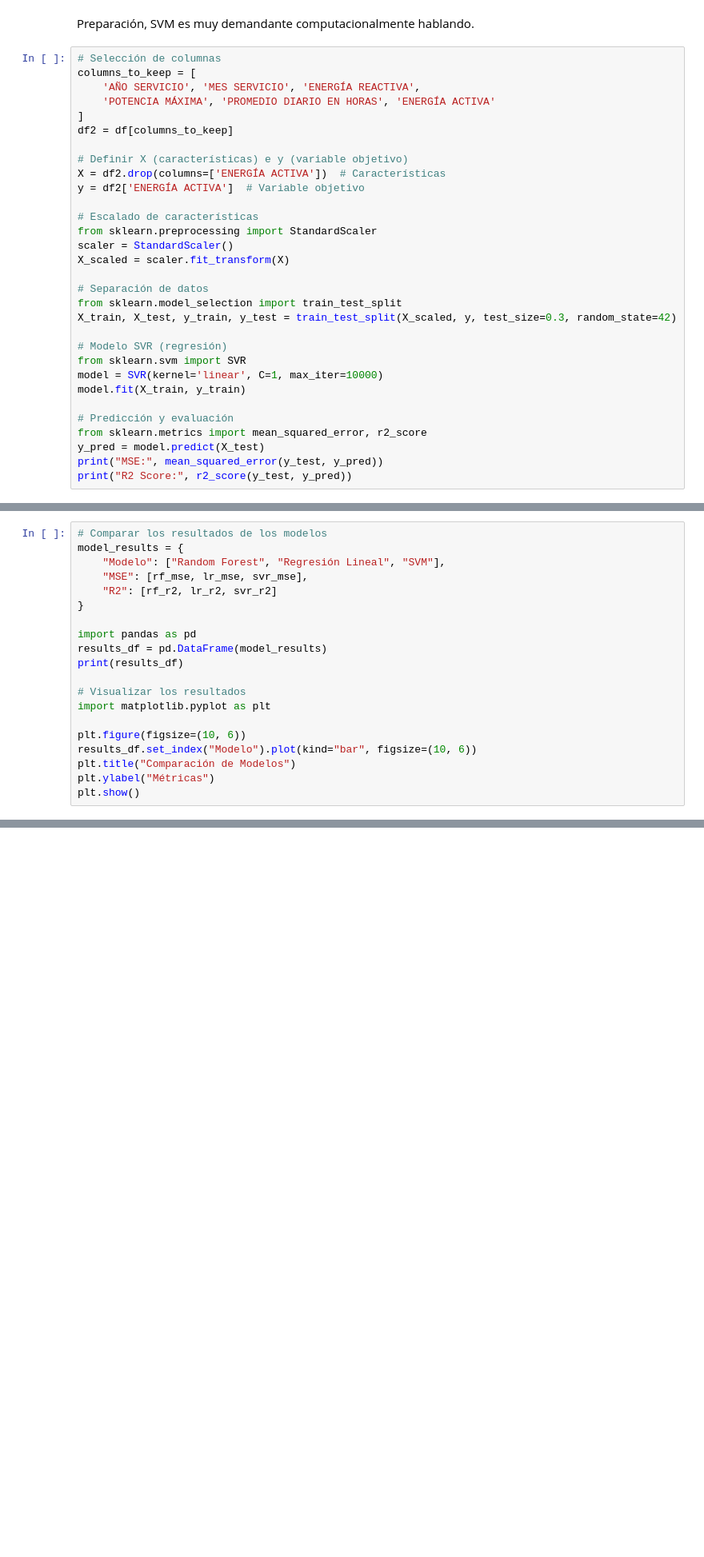
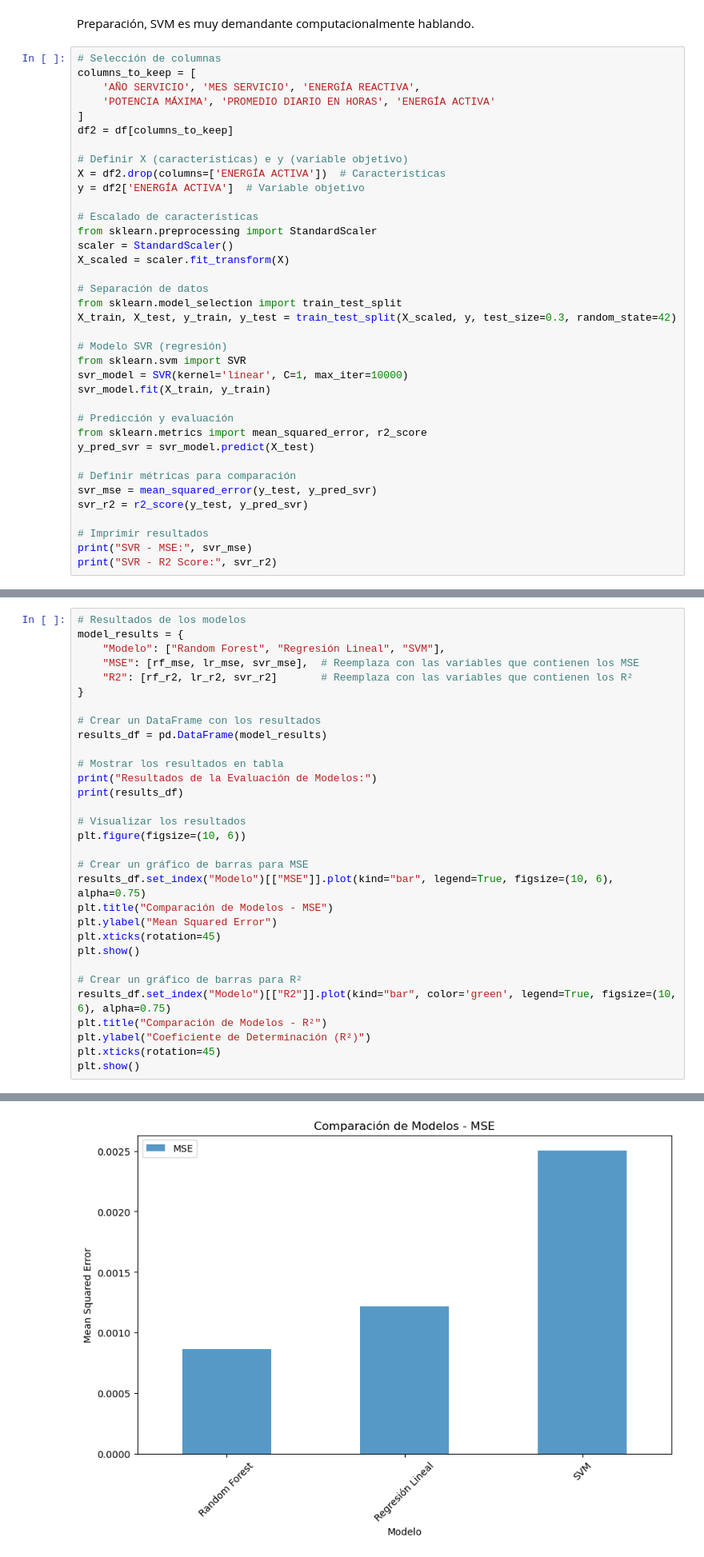
Before and after one commit to Catto2004/MachineLearning, a Jupyter notebook: Modelos.ipynb, the cells around one changed output, grey strips where cells are left out. Shown: that part at 80% size. Cells and saved outputs as stored; diff of their text form; blank space fills up the shorter version.

Commit message:
Enhance data preprocessing steps in Modelos.ipynb for improved model performance

```diff
--- a/Modelos.ipynb
+++ b/Modelos.ipynb
@@ -350,12 +350,18 @@ X_train, X_test, y_train, y_test = train_test_split(X_scaled, y, test_size=0.3,
 
 # Modelo SVR (regresión)
 from sklearn.svm import SVR
-model = SVR(kernel='linear', C=1, max_iter=10000)
-model.fit(X_train, y_train)
+svr_model = SVR(kernel='linear', C=1, max_iter=10000)
+svr_model.fit(X_train, y_train)
 
 # Predicción y evaluación
 from sklearn.metrics import mean_squared_error, r2_score
-y_pred = model.predict(X_test)
-print("MSE:", mean_squared_error(y_test, y_pred))
-print("R2 Score:", r2_score(y_test, y_pred))
+y_pred_svr = svr_model.predict(X_test)
+
+# Definir métricas para comparación
+svr_mse = mean_squared_error(y_test, y_pred_svr)
+svr_r2 = r2_score(y_test, y_pred_svr)
+
+# Imprimir resultados
+print("SVR - MSE:", svr_mse)
+print("SVR - R2 Score:", svr_r2)
 # %% [output]
@@ -368,20 +372,32 @@ print(results_df.sort_values(by="R2", ascending=False))
 # %%
-# Comparar los resultados de los modelos
+# Resultados de los modelos
 model_results = {
     "Modelo": ["Random Forest", "Regresión Lineal", "SVM"],
-    "MSE": [rf_mse, lr_mse, svr_mse],
-    "R2": [rf_r2, lr_r2, svr_r2]
+    "MSE": [rf_mse, lr_mse, svr_mse],  # Reemplaza con las variables que contienen los MSE
+    "R2": [rf_r2, lr_r2, svr_r2]       # Reemplaza con las variables que contienen los R²
 }
 
-import pandas as pd
+# Crear un DataFrame con los resultados
 results_df = pd.DataFrame(model_results)
+
+# Mostrar los resultados en tabla
+print("Resultados de la Evaluación de Modelos:")
 print(results_df)
 
 # Visualizar los resultados
-import matplotlib.pyplot as plt
+plt.figure(figsize=(10, 6))
 
-plt.figure(figsize=(10, 6))
-results_df.set_index("Modelo").plot(kind="bar", figsize=(10, 6))
-plt.title("Comparación de Modelos")
-plt.ylabel("Métricas")
+# Crear un gráfico de barras para MSE
+results_df.set_index("Modelo")[["MSE"]].plot(kind="bar", legend=True, figsize=(10, 6), alpha=0.75)
+plt.title("Comparación de Modelos - MSE")
+plt.ylabel("Mean Squared Error")
+plt.xticks(rotation=45)
 plt.show()
+
+# Crear un gráfico de barras para R²
+results_df.set_index("Modelo")[["R2"]].plot(kind="bar", color='green', legend=True, figsize=(10, 6), alpha=0.75)
+plt.title("Comparación de Modelos - R²")
+plt.ylabel("Coeficiente de Determinación (R²)")
+plt.xticks(rotation=45)
+plt.show()
+# %% [output]
@@ -387,0 +410 @@ plt.show()
+[figure, added]
```
Also changed, not shown: parts of 3 cells of this notebook.
